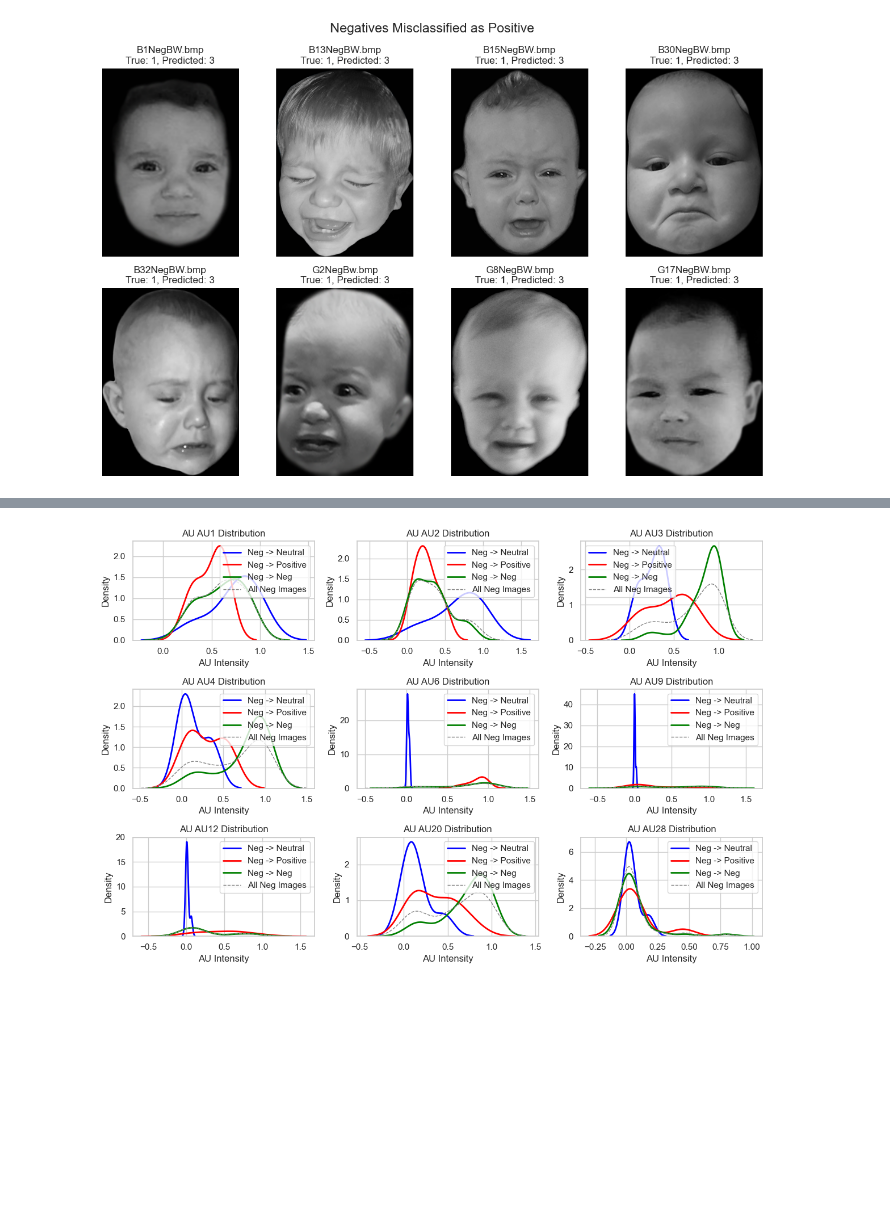
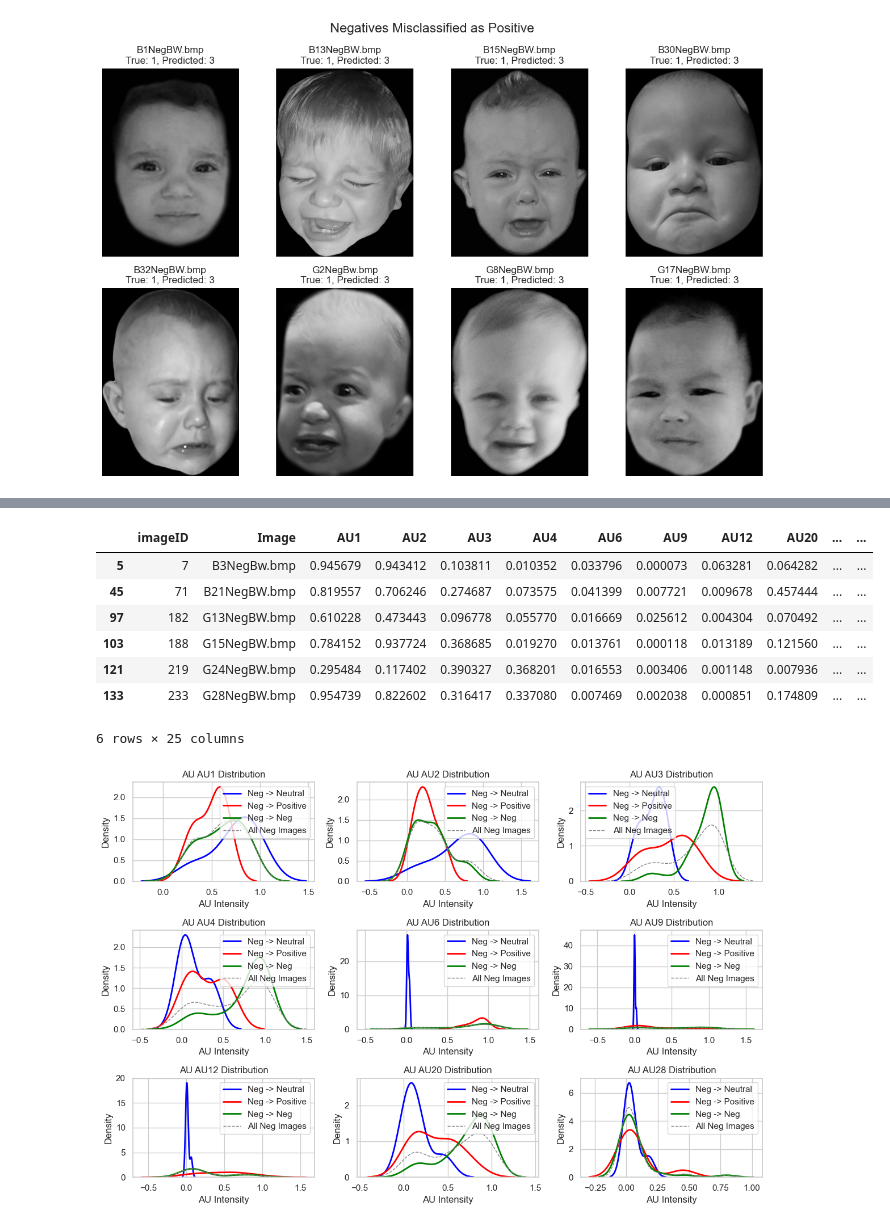
Before and after one commit to florentinafabregas/affect-recognition-infants, a Jupyter notebook: notebooks/main.ipynb, the cells around one changed output, grey strips where cells are left out. Saved outputs shown, nothing was run; the diff lists cells and outputs as text; code cells hidden in the pictures; blank space fills up the shorter version.

```diff
--- a/notebooks/main.ipynb
+++ b/notebooks/main.ipynb
@@ -1438,3 +1453,14 @@ plt.show()
+# %%
+neg_neu
+# %% [output]
+|  | imageID | Image | AU1 | AU2 | AU3 | AU4 | AU6 | AU9 | AU12 | AU20 | ... | ... |
+| 5 | 7 | B3NegBw.bmp | 0.945679 | 0.943412 | 0.103811 | 0.010352 | 0.033796 | 0.000073 | 0.063281 | 0.064282 | ... | ... |
+| 45 | 71 | B21NegBW.bmp | 0.819557 | 0.706246 | 0.274687 | 0.073575 | 0.041399 | 0.007721 | 0.009678 | 0.457444 | ... | ... |
+| 97 | 182 | G13NegBW.bmp | 0.610228 | 0.473443 | 0.096778 | 0.055770 | 0.016669 | 0.025612 | 0.004304 | 0.070492 | ... | ... |
+| 103 | 188 | G15NegBW.bmp | 0.784152 | 0.937724 | 0.368685 | 0.019270 | 0.013761 | 0.000118 | 0.013189 | 0.121560 | ... | ... |
+| 121 | 219 | G24NegBW.bmp | 0.295484 | 0.117402 | 0.390327 | 0.368201 | 0.016553 | 0.003406 | 0.001148 | 0.007936 | ... | ... |
+| 133 | 233 | G28NegBW.bmp | 0.954739 | 0.822602 | 0.316417 | 0.337080 | 0.007469 | 0.002038 | 0.000851 | 0.174809 | ... | ... |
+6 rows × 25 columns
 # %%
 # Explore distributions....
 
```
Also changed, not shown: parts of 3 cells of this notebook.
